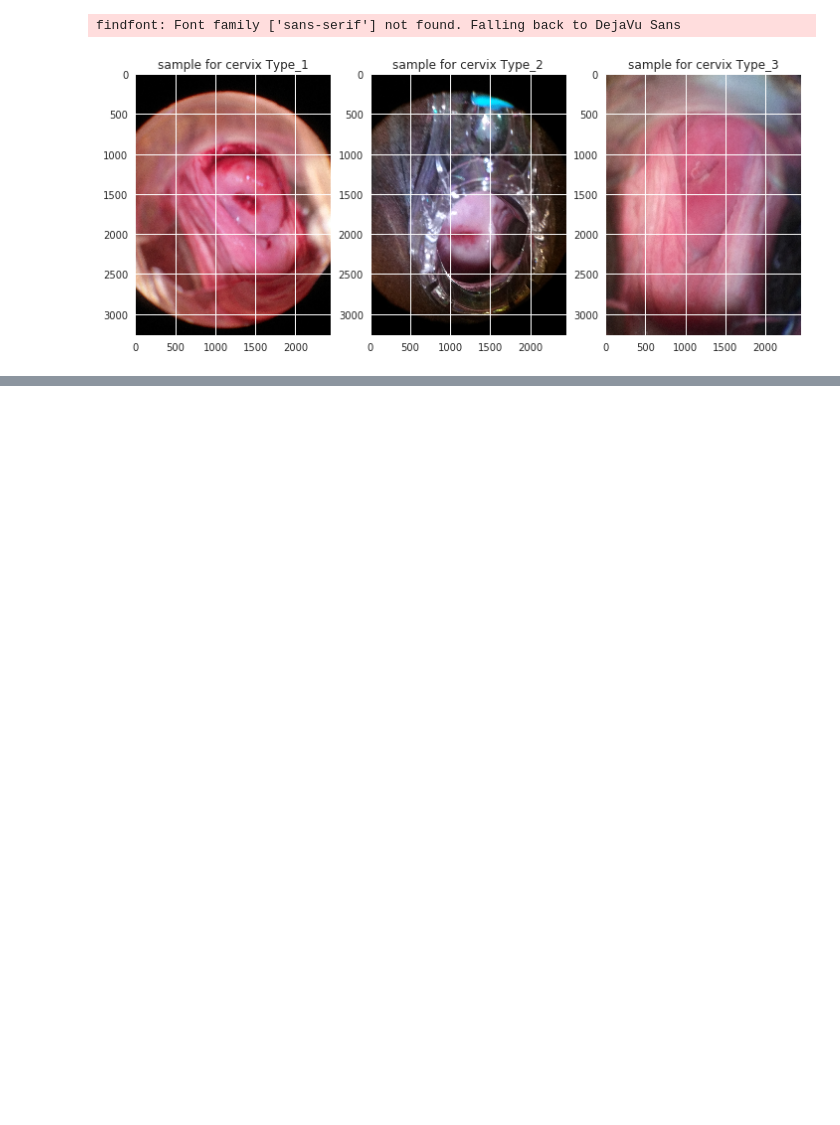
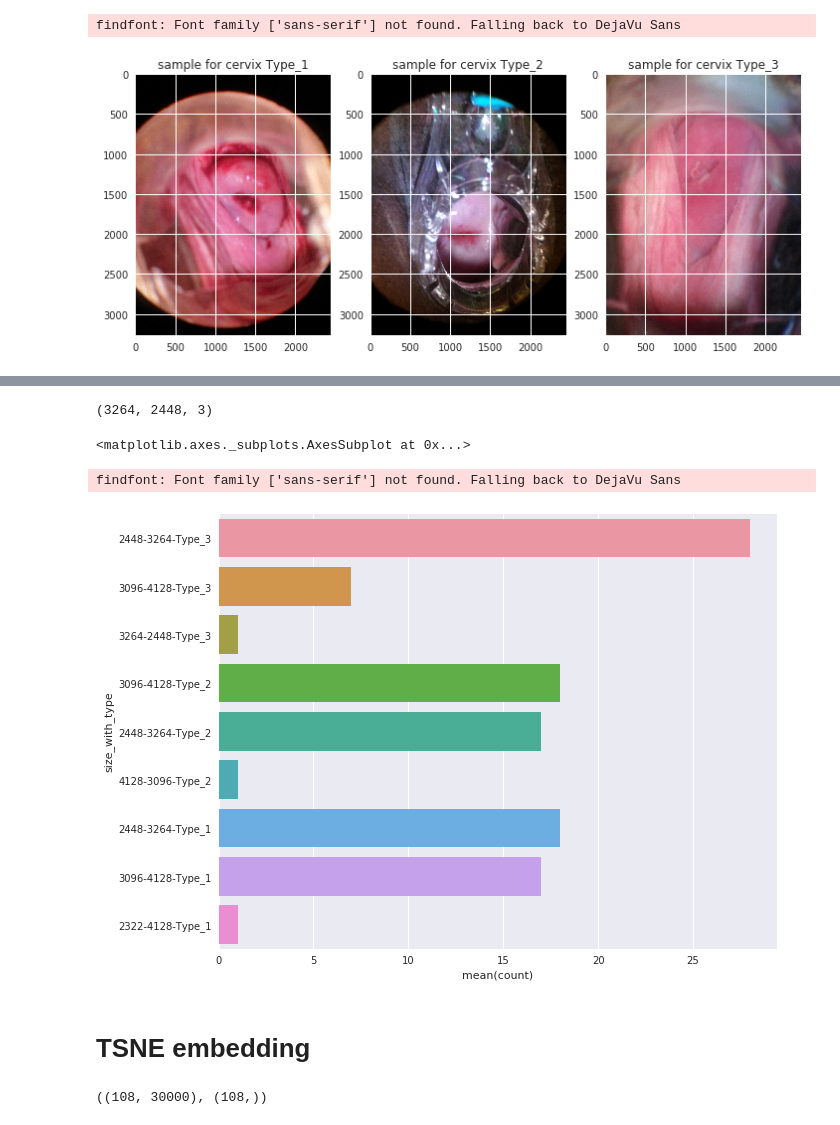
Before and after one commit to u-sky/kaggle-cervical-cancer-screening, a Jupyter notebook: Cervix EDA & Model selection.ipynb, the cells around one changed output, grey strips where cells are left out. Cells and saved outputs as stored; diff of their text form; code cells hidden in the pictures; blank space fills up the shorter version.

```diff
--- a/Cervix EDA & Model selection.ipynb
+++ b/Cervix EDA & Model selection.ipynb
@@ -97,0 +100,15 @@ findfont: Font family ['sans-serif'] not found. Falling back to DejaVu Sans
+# %%
+from collections import defaultdict
+
+images = defaultdict(list)
+for t in all_cervix_images['type'].unique():
+    sample_counter = 0
+    for _, row in all_cervix_images[all_cervix_images['type'] == t].iterrows():
+        try:
+            img = imread(row.imagepath)
+            sample_counter += 1
+            images[t].append(img)
+        except:
+            print('image read failed for {}'.format(row.imagepath))
+        if sample_counter > 35:
+            break
@@ -97,0 +133,17 @@ findfont: Font family ['sans-serif'] not found. Falling back to DejaVu Sans
+# %%
+dfs = []
+for t in all_cervix_images['type'].unique():
+    t_ = pd.DataFrame(
+        {
+            'nrows': list(map(lambda i: i.shape[0], images[t])),
+            'ncols': list(map(lambda i: i.shape[1], images[t])),
+            'nchans': list(map(lambda i: i.shape[2], images[t])),
+            'type': t
+        }
+    )
+    dfs.append(t_)
+
+shapes_df = pd.concat(dfs, axis=0)
+shapes_df_grouped = shapes_df.groupby(by=['nchans', 'ncols', 'nrows', 'type']).size()\
+.reset_index().sort_values(['type', 0], ascending=False)
+shapes_df_grouped
@@ -97,0 +161,48 @@ findfont: Font family ['sans-serif'] not found. Falling back to DejaVu Sans
+# %%
+images['Type_1'][0].shape
+# %% [output]
+(3264, 2448, 3)
+# %%
+shapes_df_grouped['size_with_type'] = shapes_df_grouped\
+.apply(lambda row: '{}-{}-{}'.format(row.ncols, row.nrows, row.type), axis=1)
+shapes_df_grouped = shapes_df_grouped.set_index(shapes_df_grouped['size_with_type'].values)
+# %%
+shapes_df_grouped['count'] = shapes_df_grouped[[0]]
+plt.figure(figsize=(10, 8))
+sns.barplot(x='count', y='size_with_type', data=shapes_df_grouped)
+# %% [output]
+<matplotlib.axes._subplots.AxesSubplot at 0x...>
+findfont: Font family ['sans-serif'] not found. Falling back to DejaVu Sans
+[figure, added]
+# %% [markdown]
+# TSNE embedding
+# %%
+def transform_image(img, rescaled_dim, to_gray=False):
+    resized = cv2.resize(img, (rescaled_dim, rescaled_dim), cv2.INTER_LINEAR)
+
+    if to_gray:
+        resized = cv2.cvtColor(resized, cv2.COLOROR_RGB2GRAY).astype('float')
+    else:
+        resized = resized.astype('float')
+
+    normalized = cv2.normalize(resized, None, 0.0, 1.0, cv2.NORM_MINMAX)
+    timg = normalized.reshape(1, np.prod(normalized.shape))
+
+    return timg/np.linalg.norm(timg)
+
+rescaled_dim = 100
+
+all_images =[]
+all_image_types = []
+
+for t in all_cervix_images['type'].unique():
+    all_images = all_images + images[t]
+    all_image_types = all_image_types + len(images[t])*[t]
+
+gray_all_images_as_vecs = [transform_image(img, rescaled_dim) for img in all_images]
+
+gray_imgs_mat = np.array(gray_all_images_as_vecs).squeeze()
+all_image_types = np.array(all_image_types)
+gray_imgs_mat.shape, all_image_types.shape
+# %% [output]
+((108, 30000), (108,))
```
Also changed, not shown: parts of 28 cells of this notebook.
